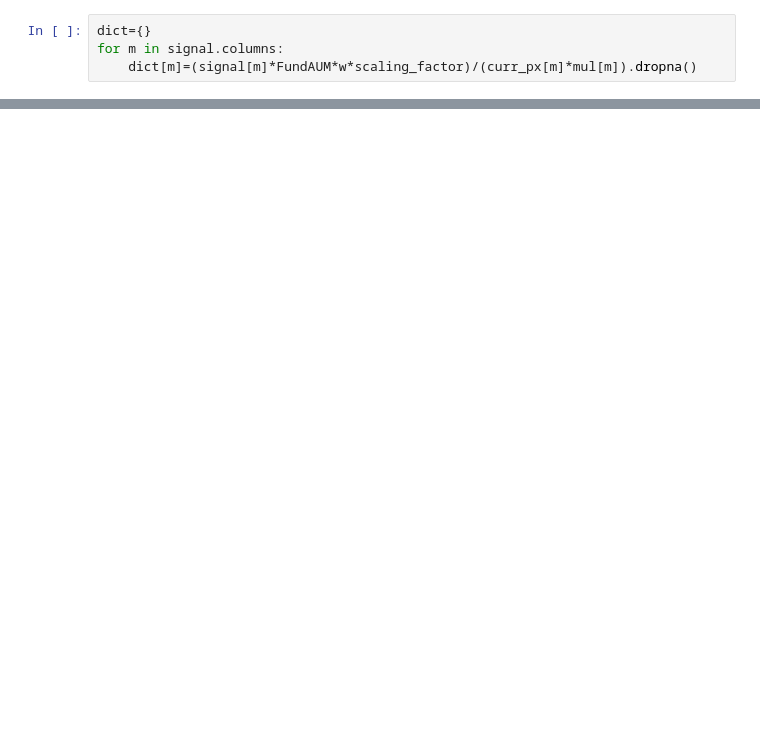
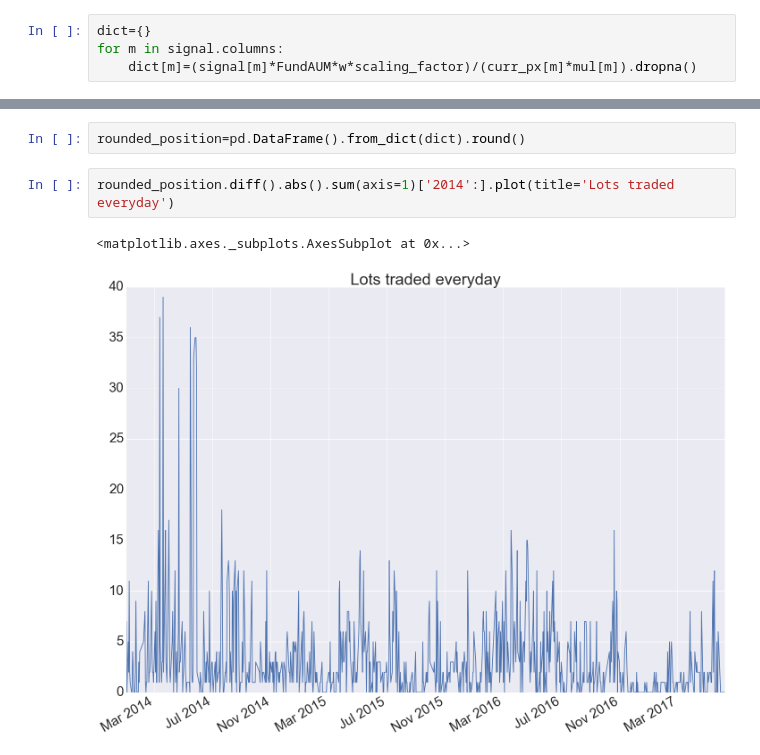
Before and after one commit to mrefermat/Project_C, a Jupyter notebook: LotSize_ScalingFactor.ipynb, the cells around one changed output, grey strips where cells are left out. Cells and saved outputs as stored; diff of their text form; blank space fills up the shorter version.

```diff
--- a/LotSize_ScalingFactor.ipynb
+++ b/LotSize_ScalingFactor.ipynb
@@ -167,0 +196,7 @@ pd.DataFrame().from_dict(dict).round()['2015':].plot(colormap='jet')
+# %%
+rounded_position=pd.DataFrame().from_dict(dict).round()
+# %%
+rounded_position.diff().abs().sum(axis=1)['2014':].plot(title='Lots traded everyday')
+# %% [output]
+<matplotlib.axes._subplots.AxesSubplot at 0x...>
+[figure, added]
```
Also changed, not shown: parts of 38 cells of this notebook, 2 other files.
